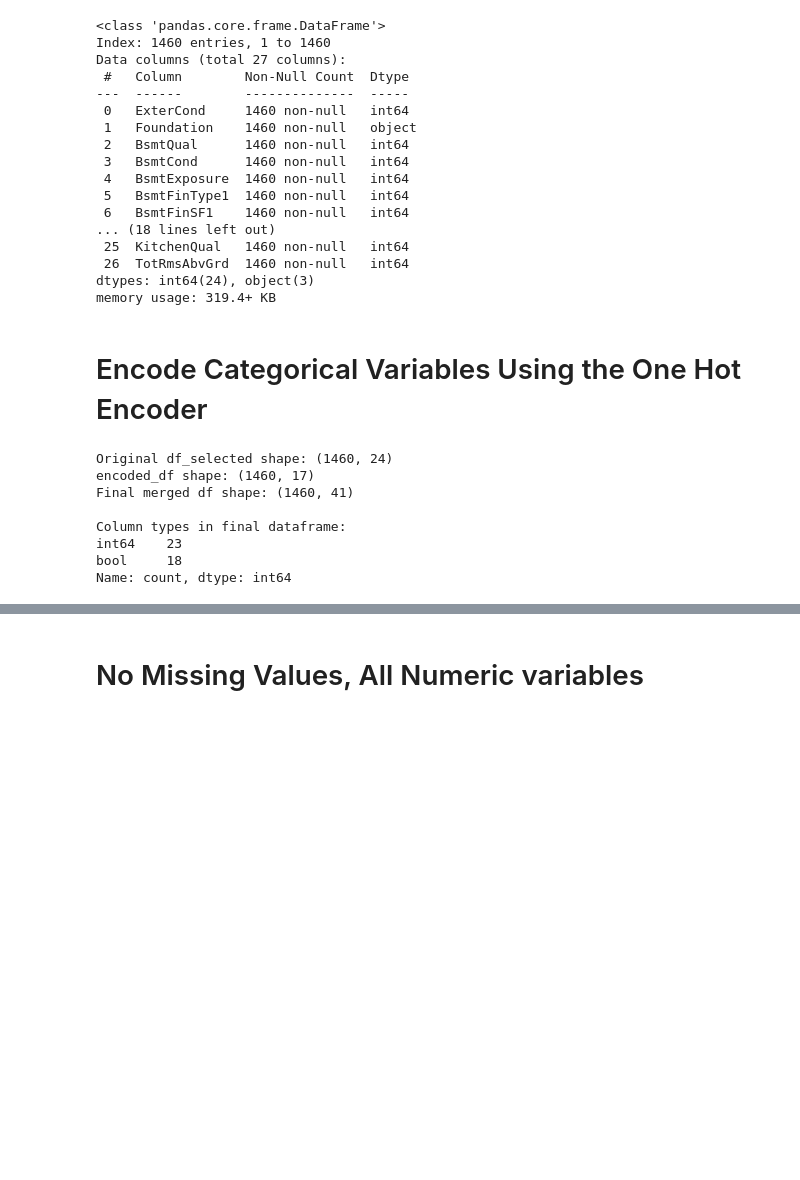
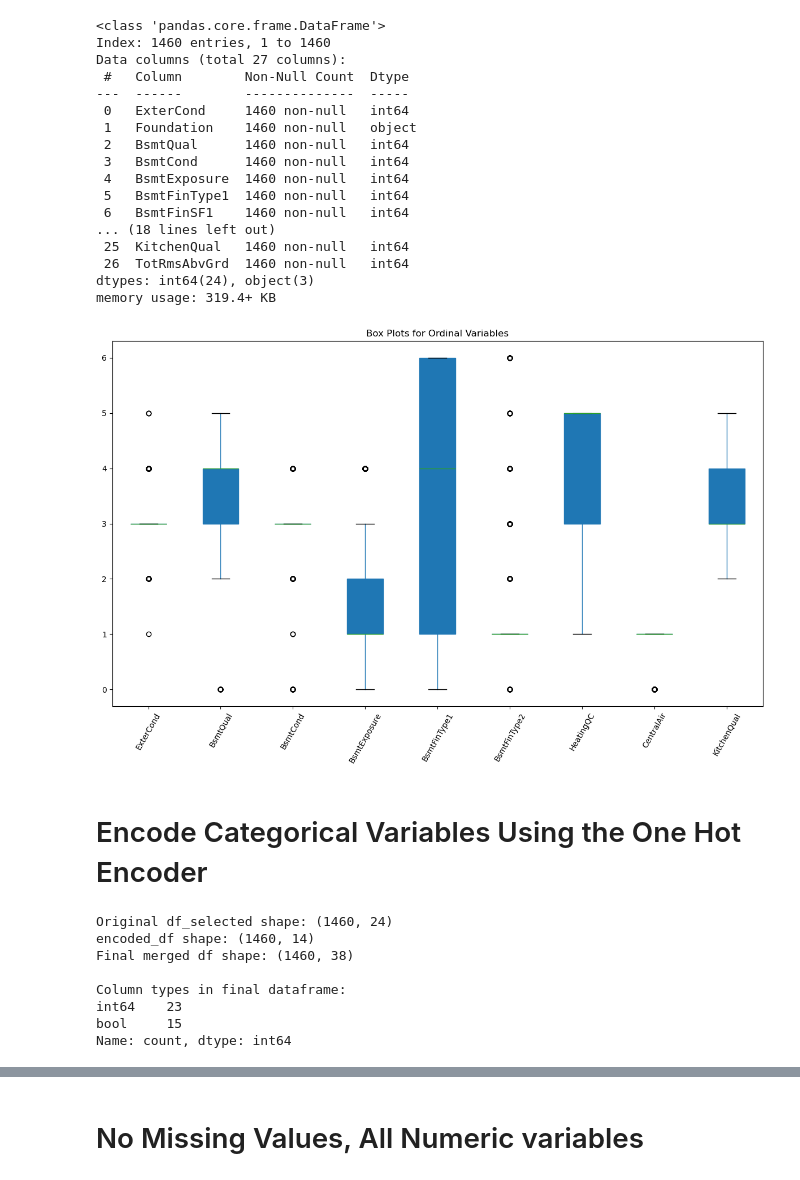
Before and after one commit to AaronMartin78/Kaggle-Competition-Housing-Prices-I, a Jupyter notebook: Data_Inspection_Vars_28_54.ipynb, the cells around one changed output, grey strips where cells are left out. Cells and saved outputs as stored; diff of their text form; code cells hidden in the pictures; blank space fills up the shorter version.

```diff
--- a/Data_Inspection_Vars_28_54.ipynb
+++ b/Data_Inspection_Vars_28_54.ipynb
@@ -166,7 +461,7 @@ var_dict = {
     'KitchenQual': ['Po', 'Fa', 'TA', 'Gd', 'Ex']
 }
 # %%
- df_selected = df_selected.copy()
+df_selected = df_selected.copy()
 
 # Define binary variables
 binary_vars = ['CentralAir']
@@ -190,30 +485,13 @@ def create_mapping(categories, variable):
 
     return mapping
 
-# Debugging function to find mismatched values
-def find_mismatches(df, variable, mapping):
-    actual_values = set(df[variable].unique())
-    mapping_keys = set(mapping.keys())
-    mismatched_values = actual_values - mapping_keys
-    return mismatched_values
-
 # Create all mappings and apply them to the dataframe
 for variable, categories in var_dict.items():
     # Create mapping for this variable
     mapping = create_mapping(categories, variable)
 
-    # Find mismatched values
-    mismatches = find_mismatches(df_selected, variable, mapping)
-    if mismatches:
-        print(f"Warning: Mismatched values for '{variable}': {mismatches}")
-
     # Apply mapping using .map()
     df_selected[variable] = df_selected[variable].map(mapping)
-
-    # Handle potential NaN values
-    if df_selected[variable].isna().any():
-        print(f"Warning: Found NaN values in '{variable}' after mapping. Filling with 0.")
-        df_selected[variable] = df_selected[variable].fillna(0)
 
     # Convert to int64
     df_selected[variable] = df_selected[variable].astype('int64')
@@ -283,8 +573,17 @@ memory usage: 319.4+ KB
+# %%
+# Plot the Ordinal Variables
+
+plt.figure(figsize=(12, 8))
+df_selected[list(var_dict.keys())].boxplot(rot=60, patch_artist=True, grid=False)
+plt.title('Box Plots for Ordinal Variables')
+plt.tight_layout()
+# %% [output]
+[figure, added]
 # %% [markdown]
 # Encode Categorical Variables Using the One Hot Encoder
 # %%
 # Create and fit the encoder
-encoder = OneHotEncoder(sparse_output=False, drop=None, handle_unknown='error')
+encoder = OneHotEncoder(sparse_output=False, drop='first', handle_unknown='error')
 encoded_cats = encoder.fit_transform(df_selected[cat_vars])
 
 # Get feature names and create DataFrame with boolean type
@@ -306,12 +605,12 @@ print("\nColumn types in final dataframe:")
 print(df_final.dtypes.value_counts())
 # %% [output]
 Original df_selected shape: (1460, 24)
-encoded_df shape: (1460, 17)
-Final merged df shape: (1460, 41)
+encoded_df shape: (1460, 14)
+Final merged df shape: (1460, 38)
 
 Column types in final dataframe:
 int64    23
-bool     18
+bool     15
 Name: count, dtype: int64
 # %%
 df_final.info()
```
Also changed, not shown: parts of 37 cells of this notebook, 1 other file.
